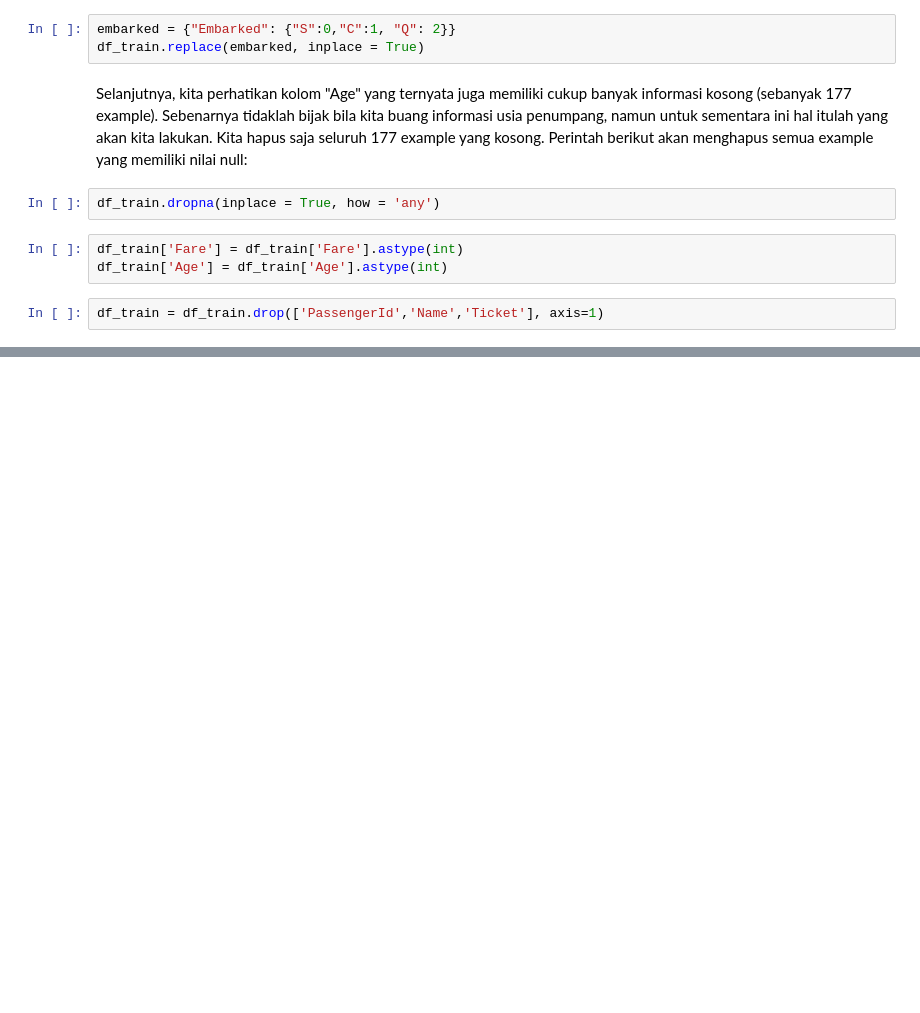
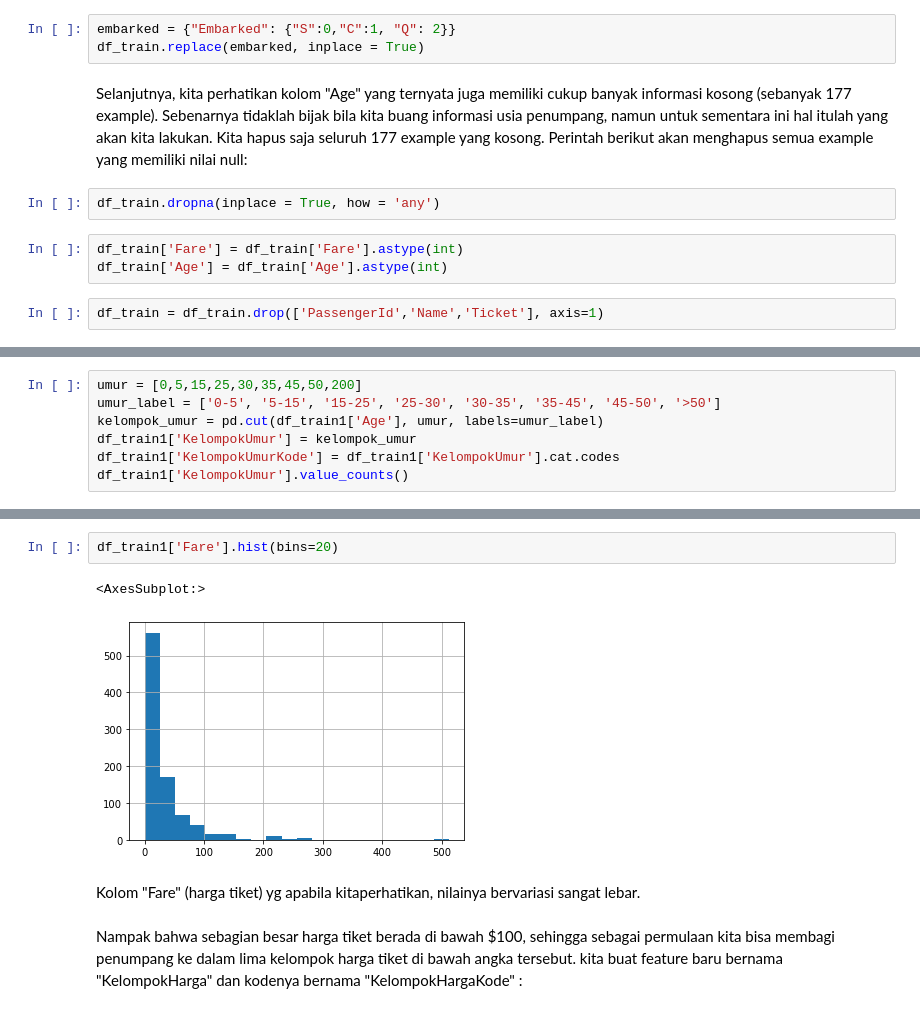
Before and after one commit to yudhaputraa/Machine_Learning, a Jupyter notebook: naive_bayes/index.ipynb, the cells around one changed output, grey strips where cells are left out. Cells and saved outputs as stored; diff of their text form; blank space fills up the shorter version.

```diff
--- a/naive_bayes/index.ipynb
+++ b/naive_bayes/index.ipynb
@@ -119,0 +250,7 @@ df_train = df_train.drop(['PassengerId','Name','Ticket'], axis=1)
+# %%
+umur = [0,5,15,25,30,35,45,50,200]
+umur_label = ['0-5', '5-15', '15-25', '25-30', '30-35', '35-45', '45-50', '>50']
+kelompok_umur = pd.cut(df_train1['Age'], umur, labels=umur_label)
+df_train1['KelompokUmur'] = kelompok_umur
+df_train1['KelompokUmurKode'] = df_train1['KelompokUmur'].cat.codes
+df_train1['KelompokUmur'].value_counts()
@@ -119,0 +267,9 @@ df_train = df_train.drop(['PassengerId','Name','Ticket'], axis=1)
+# %%
+df_train1['Fare'].hist(bins=20)
+# %% [output]
+<AxesSubplot:>
+[figure, added]
+# %% [markdown]
+Kolom "Fare" (harga tiket) yg apabila kitaperhatikan, nilainya bervariasi sangat lebar.
+# %% [markdown]
+Nampak bahwa sebagian besar harga tiket berada di bawah $100, sehingga sebagai permulaan kita bisa membagi penumpang ke dalam lima kelompok harga tiket di bawah angka tersebut. kita buat feature baru bernama "KelompokHarga" dan kodenya bernama "KelompokHargaKode" :
```
Also changed, not shown: parts of 26 cells of this notebook.
